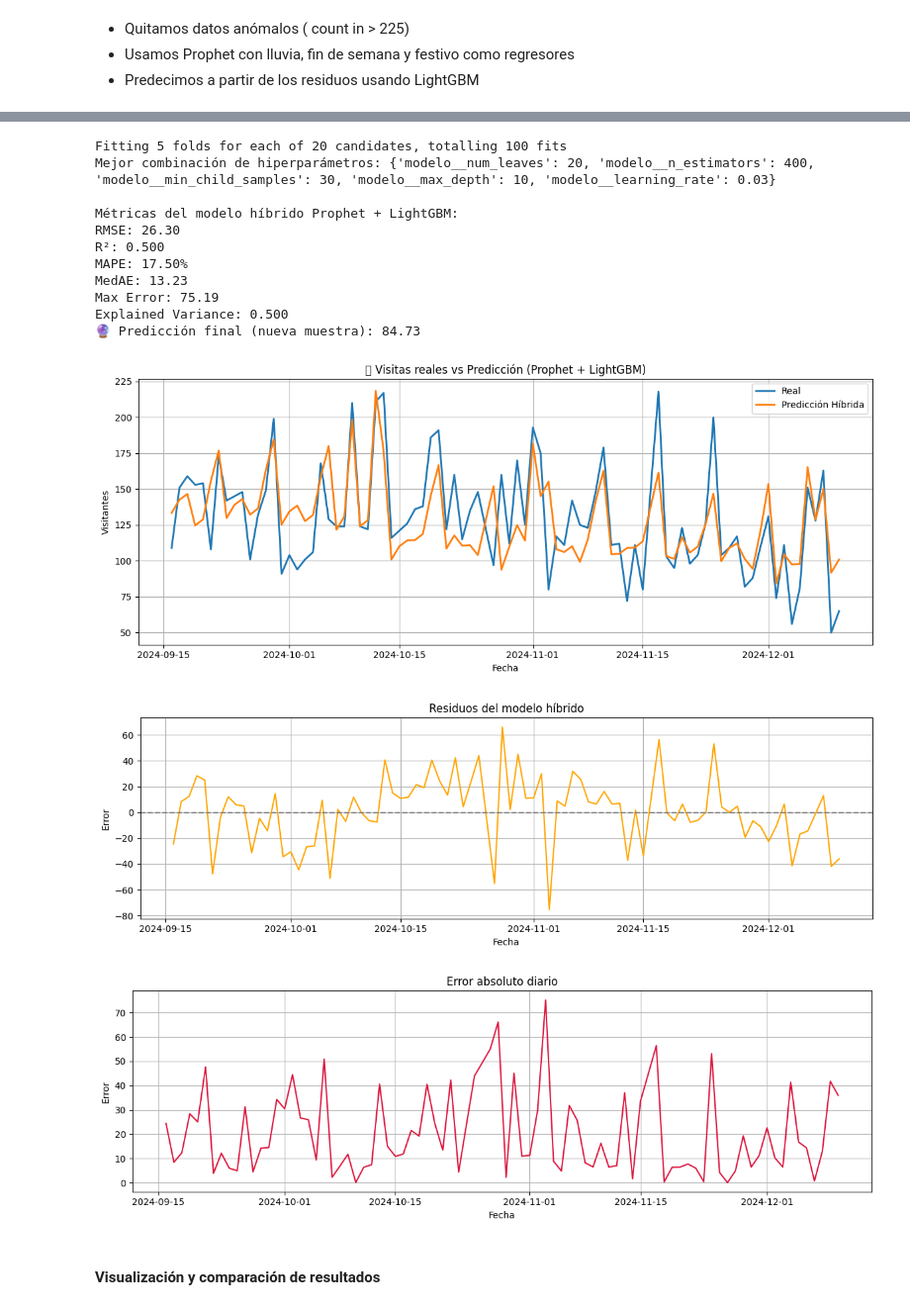
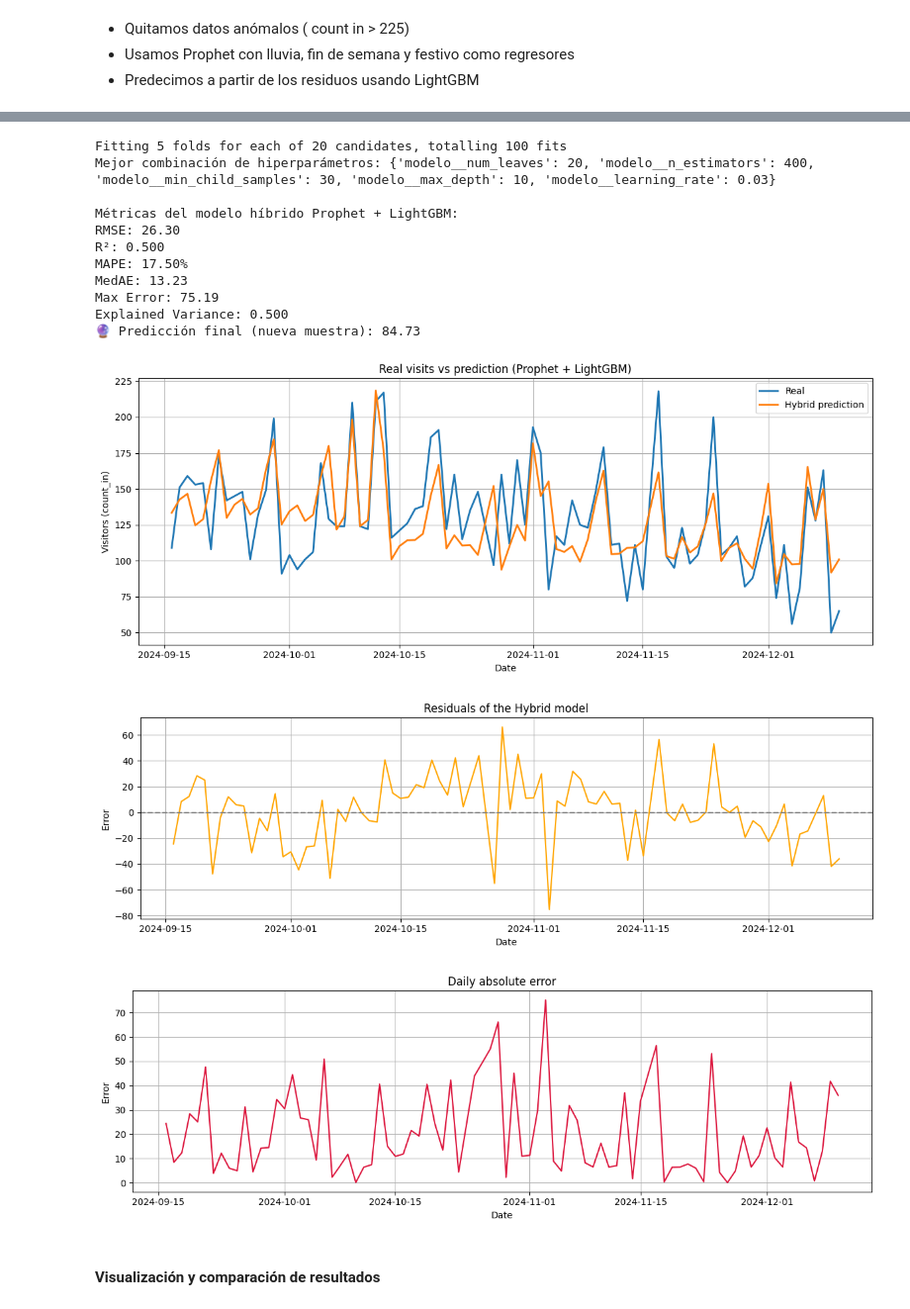
Before and after one commit to hugoloopez/NaturalParkOcuppancy, a Jupyter notebook: obtencion_tratamiento_datos.ipynb, the cells around one changed output, grey strips where cells are left out. Shown at 99% size. Saved outputs shown, nothing was run; the diff lists cells and outputs as text; code cells hidden in the pictures.

Commit message:
fix: labels

```diff
--- a/obtencion_tratamiento_datos.ipynb
+++ b/obtencion_tratamiento_datos.ipynb
@@ -678,10 +679,10 @@ print(f"🔮 Predicción final (nueva muestra): {pred_final:.2f}")
 
 plt.figure(figsize=(12, 5))
 plt.plot(df['fecha'], df['count_in'], label='Real', linewidth=2)
-plt.plot(df['fecha'], y_pred_final, label='Predicción Híbrida', linewidth=2)
-plt.title('📈 Visitas reales vs Predicción (Prophet + LightGBM)')
-plt.xlabel('Fecha')
-plt.ylabel('Visitantes')
+plt.plot(df['fecha'], y_pred_final, label='Hybrid prediction', linewidth=2)
+plt.title('Real visits vs prediction (Prophet + LightGBM)')
+plt.xlabel('Date')
+plt.ylabel('Visitors (count_in)')
 plt.legend()
 plt.grid(True)
 plt.tight_layout()
@@ -689,10 +690,10 @@ plt.show()
 
 plt.figure(figsize=(12, 4))
 residuos_hibrido = df['count_in'] - y_pred_final
-plt.plot(df['fecha'], residuos_hibrido, label='Residuos', color='orange')
+plt.plot(df['fecha'], residuos_hibrido, label='Residuals', color='orange')
 plt.axhline(0, linestyle='--', color='gray')
-plt.title('Residuos del modelo híbrido')
-plt.xlabel('Fecha')
+plt.title('Residuals of the Hybrid model')
+plt.xlabel('Date')
 plt.ylabel('Error')
 plt.grid(True)
 plt.tight_layout()
@@ -700,9 +701,9 @@ plt.show()
 
 plt.figure(figsize=(12, 4))
 error_abs = np.abs(df['count_in'] - y_pred_final)
-plt.plot(df['fecha'], error_abs, label='Error Absoluto', color='crimson')
-plt.title('Error absoluto diario')
-plt.xlabel('Fecha')
+plt.plot(df['fecha'], error_abs, label='Absolute Error', color='crimson')
+plt.title('Daily absolute error')
+plt.xlabel('Date')
 plt.ylabel('Error')
 plt.grid(True)
 plt.tight_layout()
@@ -724,16 +725,16 @@ INFO:cmdstanpy:Chain [1] start processing
 INFO:cmdstanpy:Chain [1] done processing
 Fitting 5 folds for each of 20 candidates, totalling 100 fits
 Mejor combinación de hiperparámetros: {'modelo__num_leaves': 20, 'modelo__n_estimators': 400, 'modelo__min_child_samples': 30, 'modelo__max_depth': 10, 'modelo__learning_rate': 0.03}
 
 Métricas del modelo híbrido Prophet + LightGBM:
 RMSE: 26.30
 R²: 0.500
 MAPE: 17.50%
 MedAE: 13.23
 Max Error: 75.19
 Explained Variance: 0.500
 🔮 Predicción final (nueva muestra): 84.73
-[figure, old version]
+[figure, new version]
 [figure]
 [figure]
 # %% [markdown]
```
Also changed, not shown: parts of 6 cells of this notebook.
